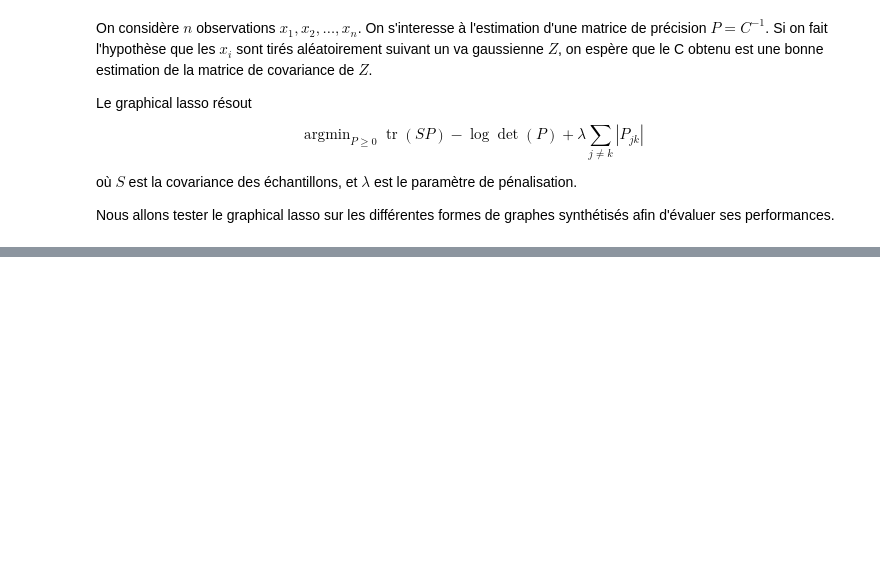
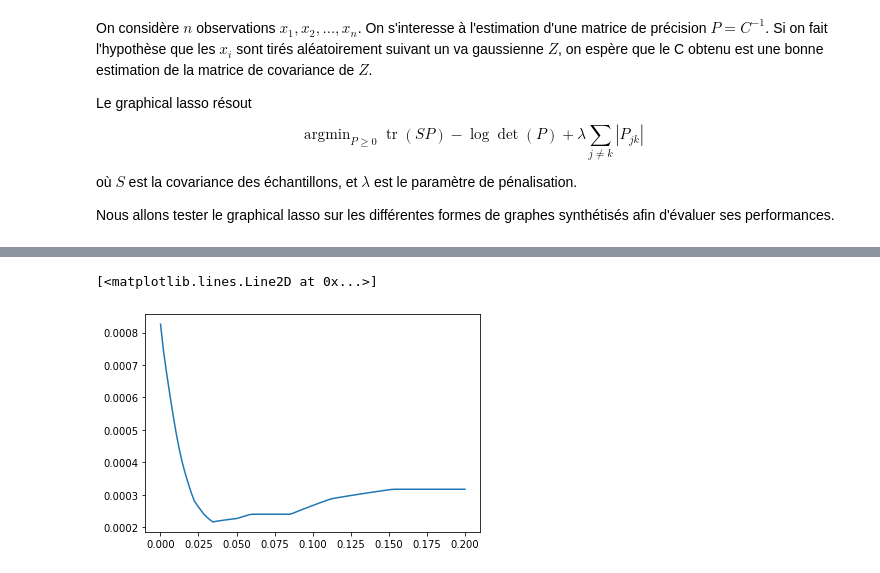
Before and after one commit to Guichaoua/AST_MVA2021, a Jupyter notebook: code/Projet - Graphical Lasso.ipynb, the cells around one changed output, grey strips where cells are left out. Saved outputs shown, nothing was run; the diff lists cells and outputs as text; code cells hidden in the pictures; blank space fills up the shorter version.

```diff
--- a/code/Projet - Graphical Lasso.ipynb
+++ b/code/Projet - Graphical Lasso.ipynb
@@ -114,0 +120,10 @@ gh.dessin_graphe(P1,Vx,Vy)
+# %%
+scoreL1 = []
+L = list(np.linspace(1e-4,0.2,100))
+for lamda in L:
+    C1,P1 = skc.graphical_lasso(C,lamda)
+    scoreL1.append(np.linalg.norm(P0-P1,1)/n**2)
+plt.plot(L,scoreL1)
+# %% [output]
+[<matplotlib.lines.Line2D at 0x...>]
+[figure, added]
```
Also changed, not shown: parts of 16 cells of this notebook.
